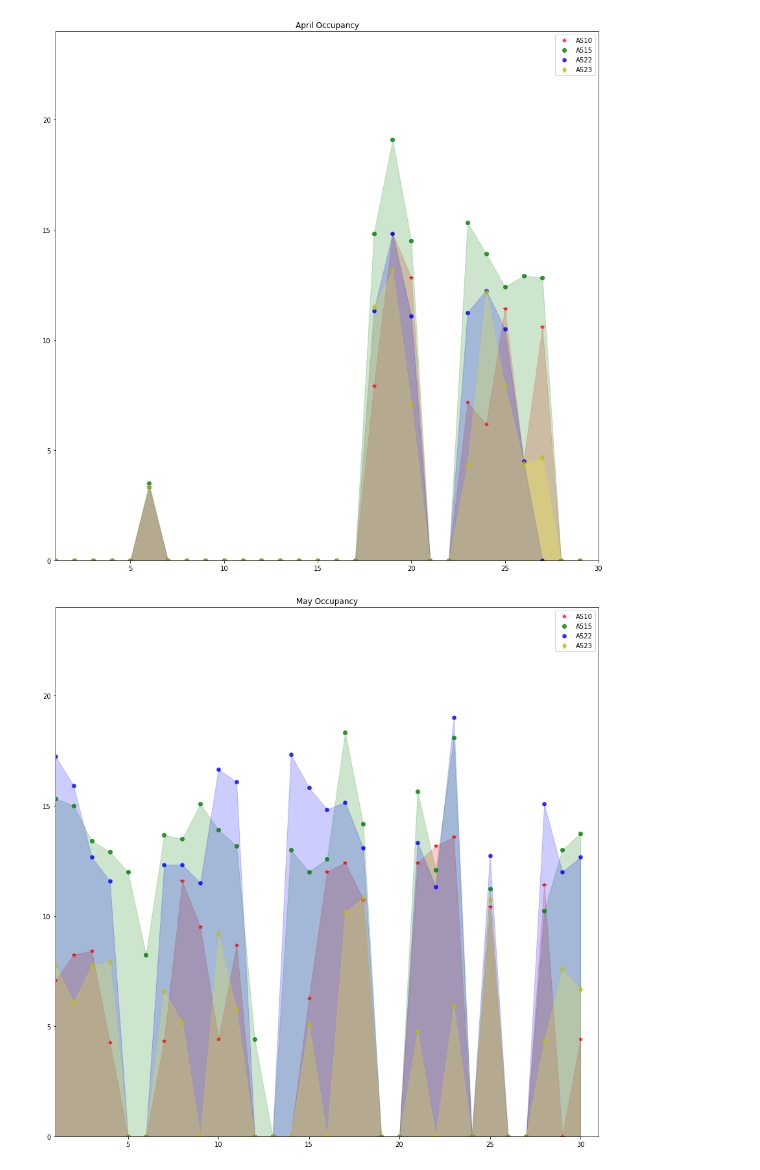
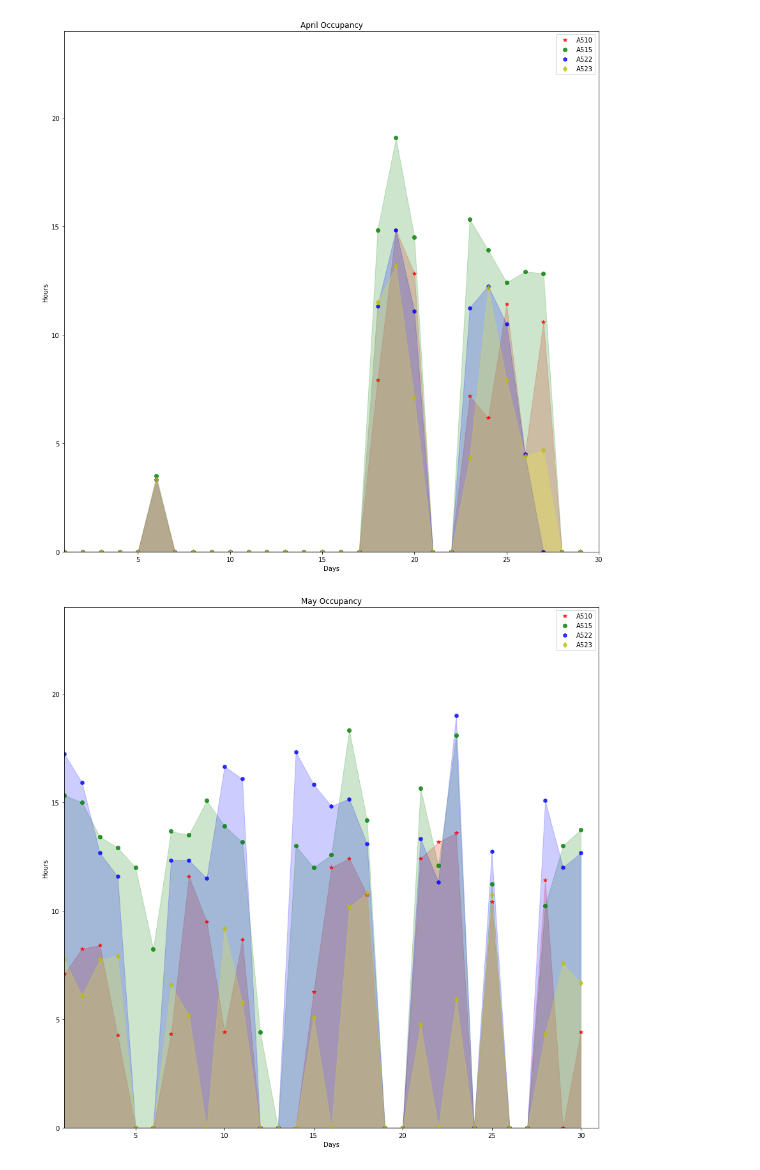
Before and after one commit to T3SC/smart-energy, a Jupyter notebook: occupancy_analysis.ipynb, the cells around one changed output. Cells and saved outputs as stored; diff of their text form; code cells hidden in the pictures.

```diff
--- a/occupancy_analysis.ipynb
+++ b/occupancy_analysis.ipynb
@@ -84,24 +84,26 @@ months = occpancy_stats()
 # %%
 import scipy
 mnth = ['April','May','June']
 rooms = ["A510","A515","A522","A523"]#,"A526","A527","A529"]
 colors = ['r','g','b','y','c','k','w']
 marker = ['*','o','h','d','s','>','+']
 color_names = ['red','green','blue','yellow','cyan','black','white']
 for m in mnth:
     fig = plt.figure(figsize=(15,15))
     ax = fig.add_subplot(111)
     for i,r in enumerate(rooms):
         ax.set_xlim([1,len(months[m][r])])
         ax.set_ylim([0,24])
         ax.plot(months[m][r], colors[i]+marker[i], label= r, alpha=0.8)
         d = scipy.zeros(len(months[m][r]))
         X = [x for x in range(0,len(months[m][r]))]
         ax.fill_between(X,d,months[m][r], interpolate=True, color=color_names[i], alpha=0.2)
         ax.legend(loc='best')
+        ax.set_xlabel('Days')
+        ax.set_ylabel('Hours')
 
     plt.title(m+" Occupancy")
 plt.show()
 # %% [output]
-[figure, old version]
+[figure, new version]
-[figure, old version]
+[figure, new version]
```
Also changed, not shown: parts of 1 cell of this notebook.
